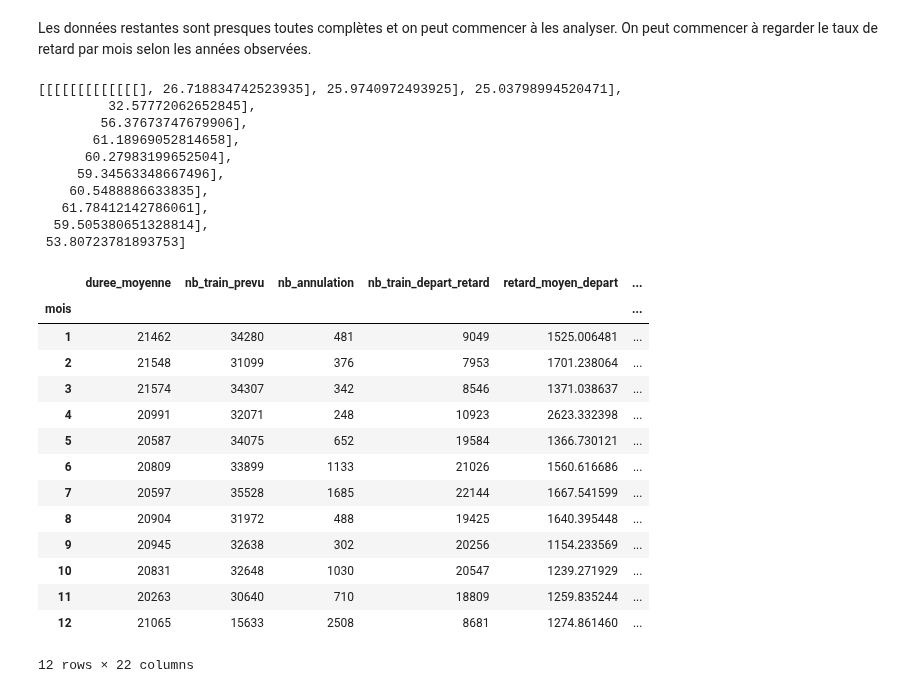
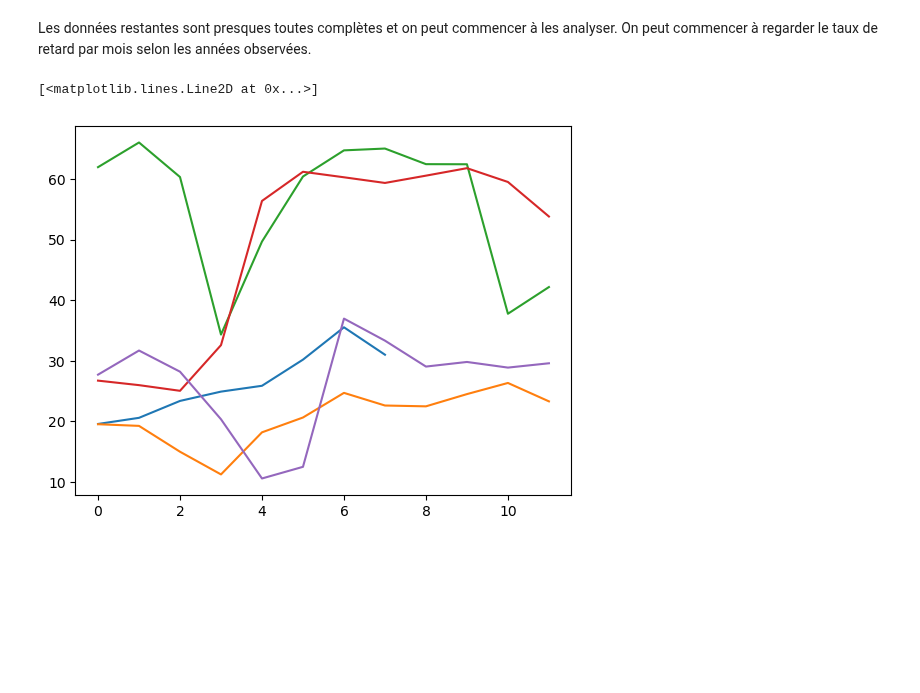
Before and after one commit to DiegoRenaud/Exercice, a Jupyter notebook: Analyse_retards.ipynb, the cells around one changed output. Cells and saved outputs as stored; diff of their text form; code cells hidden in the pictures; blank space fills up the shorter version.

```diff
--- a/Analyse_retards.ipynb
+++ b/Analyse_retards.ipynb
@@ -79,21 +79,9 @@ memory usage: 1.4+ MB
 # %% [markdown]
 Les données restantes sont presques toutes complètes et on peut commencer à les analyser. On peut commencer à regarder le taux de retard par mois selon les années observées.
 # %%
-df_retards_2019 = df_retards.loc[(df_retards['annee'] == 2019),['prct_nb_train_depart_retard','mois']]
-X_2019 = []
+df_retards_2018 = df_retards.loc[(df_retards['annee'] == 2018),['prct_nb_train_depart_retard','mois']]
+X_2018 = []
 for i in range(12):
-    df = df_retards_2019.loc[(df_retards_2019['mois'] == i+1),['prct_nb_train_depart_retard']]
+    df = df_retards_2018.loc[(df_retards_2018['mois'] == i+1),['prct_nb_train_depart_retard']]
     x = np.mean(df['prct_nb_train_depart_retard'])
-    X_2019 = [X_2019,x]           #suggestion : X_2019.append(x) ?
-X_2019
+    X_2018.append(x)
-# %% [output]
-[[[[[[[[[[[[[], 26.718834742523935], 25.9740972493925], 25.03798994520471],
-         32.57772062652845],
-        56.37673747679906],
-       61.18969052814658],
-      60.27983199652504],
-     59.34563348667496],
-    60.5488886633835],
-   61.78412142786061],
-  59.505380651328814],
- 53.80723781893753]
@@ -107,22 +88,36 @@ df_retards_2022 = df_retards.loc(['annee'] == 2022)
-# %%
-df_retards_2022 = df_retards_2022.groupby(['mois']).sum()
-df_retards_2021 = df_retards_2021.groupby(['mois']).sum()
-df_retards_2020 = df_retards_2020.groupby(['mois']).sum()
-df_retards_2019 = df_retards_2019.groupby(['mois']).sum()
-df_retards_2019
-# %% [output]
-|  | duree_moyenne | nb_train_prevu | nb_annulation | nb_train_depart_retard | retard_moyen_depart | ... |
-| mois |  |  |  |  |  | ... |
-| 1 | 21462 | 34280 | 481 | 9049 | 1525.006481 | ... |
-| 2 | 21548 | 31099 | 376 | 7953 | 1701.238064 | ... |
-| 3 | 21574 | 34307 | 342 | 8546 | 1371.038637 | ... |
-| 4 | 20991 | 32071 | 248 | 10923 | 2623.332398 | ... |
-| 5 | 20587 | 34075 | 652 | 19584 | 1366.730121 | ... |
-| 6 | 20809 | 33899 | 1133 | 21026 | 1560.616686 | ... |
-| 7 | 20597 | 35528 | 1685 | 22144 | 1667.541599 | ... |
-| 8 | 20904 | 31972 | 488 | 19425 | 1640.395448 | ... |
-| 9 | 20945 | 32638 | 302 | 20256 | 1154.233569 | ... |
-| 10 | 20831 | 32648 | 1030 | 20547 | 1239.271929 | ... |
-| 11 | 20263 | 30640 | 710 | 18809 | 1259.835244 | ... |
-| 12 | 21065 | 15633 | 2508 | 8681 | 1274.861460 | ... |
-12 rows × 22 columns
+# %%
+df_retards_2019 = df_retards.loc[(df_retards['annee'] == 2019),['prct_nb_train_depart_retard','mois']]
+X_2019 = []
+for i in range(12):
+    df = df_retards_2019.loc[(df_retards_2019['mois'] == i+1),['prct_nb_train_depart_retard']]
+    x = np.mean(df['prct_nb_train_depart_retard'])
+    X_2019.append(x)
+# %%
+df_retards_2020 = df_retards.loc[(df_retards['annee'] == 2020),['prct_nb_train_depart_retard','mois']]
+X_2020 = []
+for i in range(12):
+    df = df_retards_2020.loc[(df_retards_2020['mois'] == i+1),['prct_nb_train_depart_retard']]
+    x = np.mean(df['prct_nb_train_depart_retard'])
+    X_2020.append(x)
+# %%
+df_retards_2021 = df_retards.loc[(df_retards['annee'] == 2021),['prct_nb_train_depart_retard','mois']]
+X_2021 = []
+for i in range(12):
+    df = df_retards_2021.loc[(df_retards_2021['mois'] == i+1),['prct_nb_train_depart_retard']]
+    x = np.mean(df['prct_nb_train_depart_retard'])
+    X_2021.append(x)
+# %%
+df_retards_2022 = df_retards.loc[(df_retards['annee'] == 2022),['prct_nb_train_depart_retard','mois']]
+X_2022 = []
+for i in range(8):
+    df = df_retards_2022.loc[(df_retards_2022['mois'] == i+1),['prct_nb_train_depart_retard']]
+    x = np.mean(df['prct_nb_train_depart_retard'])
+    X_2022.append(x)
+plt.plot(X_2022)
+plt.plot(X_2021)
+plt.plot(X_2020)
+plt.plot(X_2019)
+plt.plot(X_2018)
+# %% [output]
+[<matplotlib.lines.Line2D at 0x...>]
+[figure, added]
```
Also changed, not shown: parts of 2 cells of this notebook.
